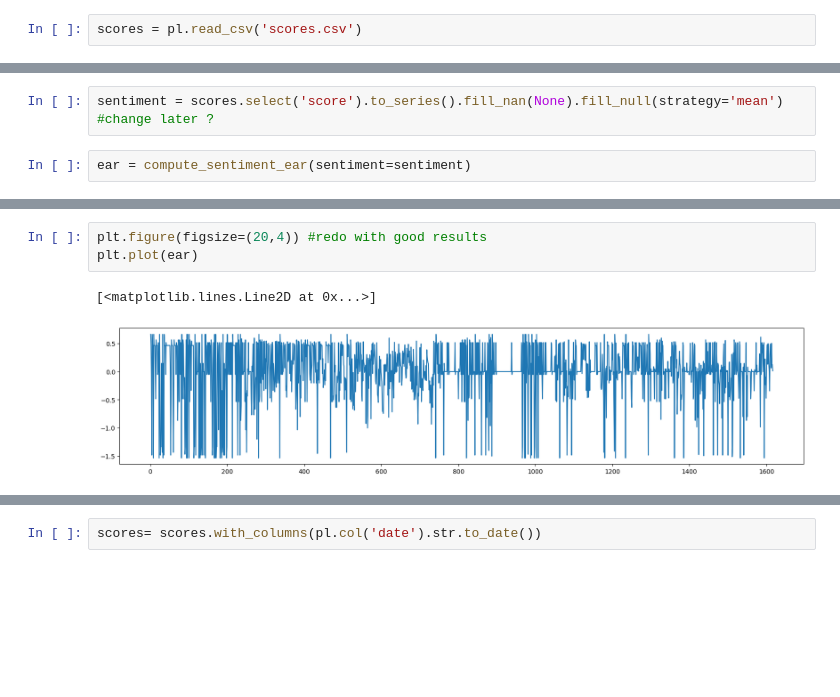
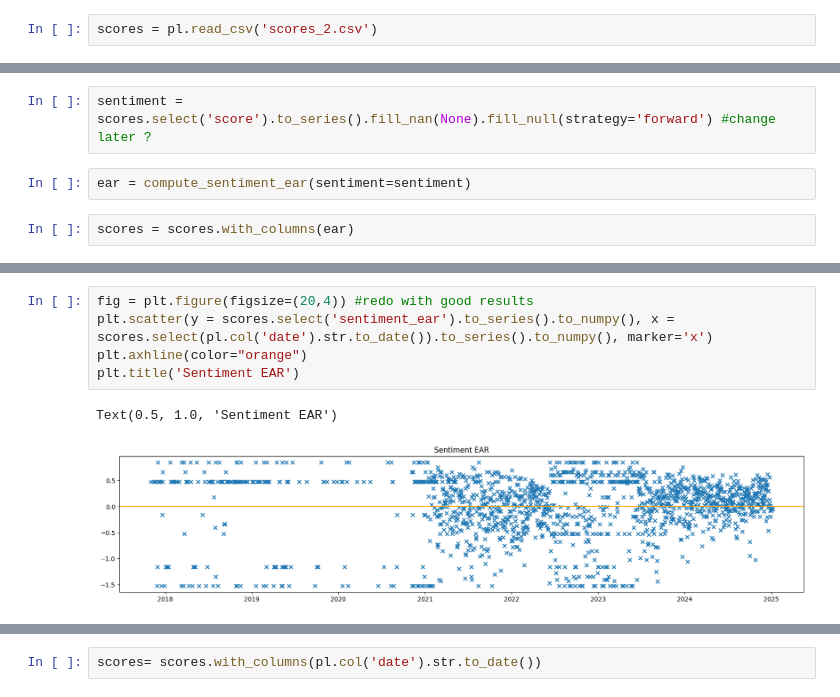
Before and after one commit to faunebl/crypto-sentiment, a Jupyter notebook: sandbox_faune.ipynb, the cells around one changed output, grey strips where cells are left out. Drawn from its saved outputs; the diff is of its cells as text; blank space fills up the shorter version.

```diff
--- a/sandbox_faune.ipynb
+++ b/sandbox_faune.ipynb
@@ -30,7 +28,7 @@ import matplotlib.pyplot as plt
 # %% [markdown]
 ## Tests for EAR and IRF with scores
 # %%
-scores = pl.read_csv('scores.csv')
+scores = pl.read_csv('scores_2.csv')
 # %%
 scores.head()
 # %% [output]
@@ -45,4 +43,6 @@ shape: (5, 5)
 # %%
-sentiment = scores.select('score').to_series().fill_nan(None).fill_null(strategy='mean') #change later ?
+sentiment = scores.select('score').to_series().fill_nan(None).fill_null(strategy='forward') #change later ?
 # %%
 ear = compute_sentiment_ear(sentiment=sentiment)
+# %%
+scores = scores.with_columns(ear)
@@ -49,6 +66,8 @@ ear = compute_sentiment_ear(sentiment=sentiment)
 # %%
-plt.figure(figsize=(20,4)) #redo with good results
-plt.plot(ear)
+fig = plt.figure(figsize=(20,4)) #redo with good results
+plt.scatter(y = scores.select('sentiment_ear').to_series().to_numpy(), x = scores.select(pl.col('date').str.to_date()).to_series().to_numpy(), marker='x')
+plt.axhline(color="orange")
+plt.title('Sentiment EAR')
 # %% [output]
-[<matplotlib.lines.Line2D at 0x...>]
+Text(0.5, 1.0, 'Sentiment EAR')
-[figure, old version]
+[figure, new version]
```
Also changed, not shown: parts of 27 cells of this notebook, 15 other files.
